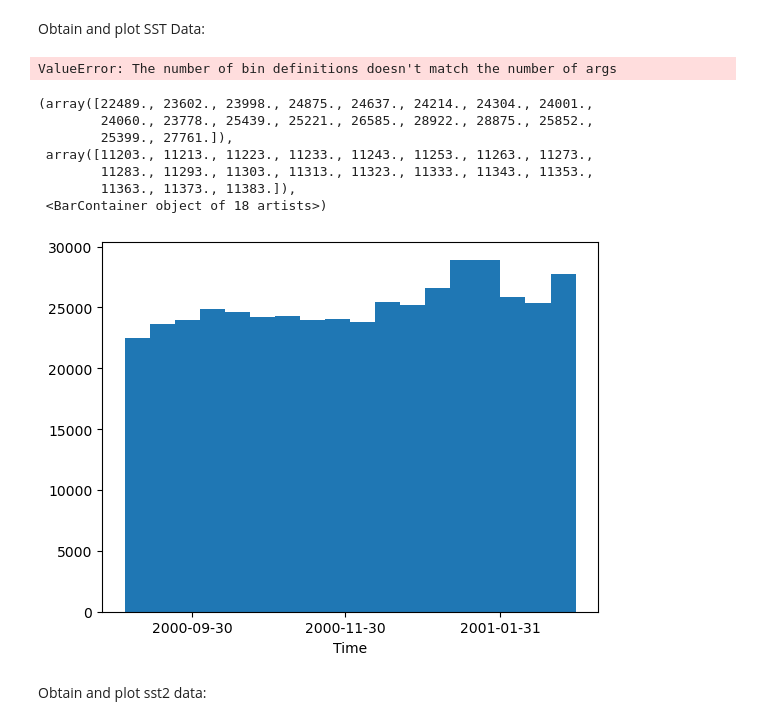
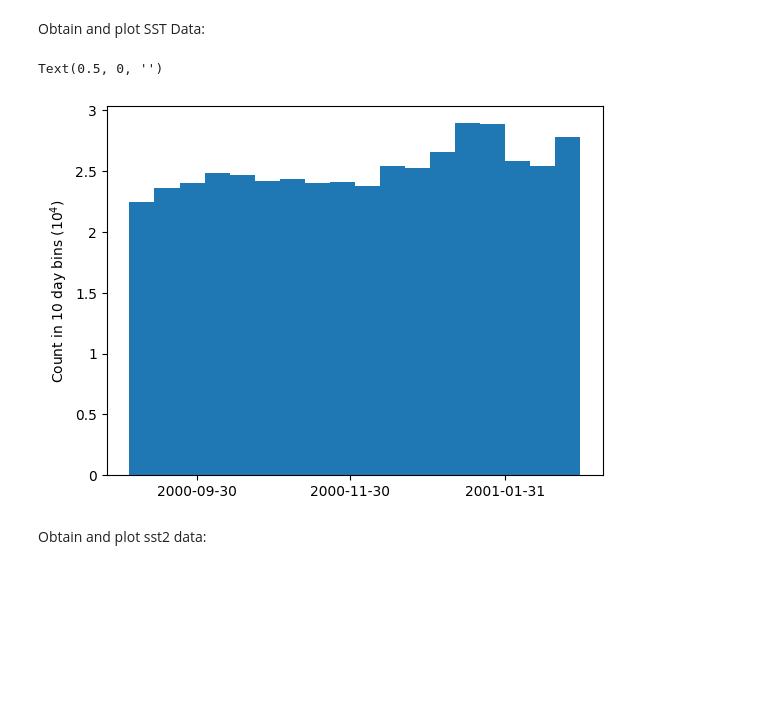
Before and after one commit to Eli8131/First_Project_SE, a Jupyter notebook: Histogram.ipynb, the cells around one changed output. Cells and saved outputs as stored; diff of their text form; code cells hidden in the pictures; blank space fills up the shorter version.

Commit message:
6 Month Histogram Final

```diff
--- a/Histogram.ipynb
+++ b/Histogram.ipynb
@@ -51,5 +49,5 @@ Data variables: (12/53)
 Obtain and plot SST Data:
 # %%
 bin1 = '2000-09-03'
-bin2 = '2000-10-03'
+bin2 = '2001-03-03'
 # %%
@@ -60,21 +57,17 @@ data_subset_sst = ds[['time']].where((ds.time > np.datetime64(bin1)) &
-# %%
-sst11 = histogram(data_subset_sst['time'], bins = pd.date_range(bin1, bin2, freq= "10D"))
-# %% [output]
-ValueError: The number of bin definitions doesn't match the number of args
 # %%
-
+fig = plt.figure()
+ax = fig.add_subplot()
 xticks = pd.date_range(bin1, bin2, freq= "2M")
 bins = pd.date_range(bin1, bin2, freq= "10D")  # 2 year bins
 data_subset_sst['time'].plot.hist(xticks = xticks, bins = bins)
+scale_y = 1e4
+ticks_y = ticker.FuncFormatter(lambda x, pos: '{0:g}'.format(x/scale_y)) # scale y-axis
+ax.yaxis.set_major_formatter(ticks_y)
+ax.set_ylabel("Count in 10 day bins (10$^4$)")
+ax.set_xlabel("")
 # %% [output]
-(array([22489., 23602., 23998., 24875., 24637., 24214., 24304., 24001.,
-        24060., 23778., 25439., 25221., 26585., 28922., 28875., 25852.,
-        25399., 27761.]),
- array([11203., 11213., 11223., 11233., 11243., 11253., 11263., 11273.,
-        11283., 11293., 11303., 11313., 11323., 11333., 11343., 11353.,
-        11363., 11373., 11383.]),
- <BarContainer object of 18 artists>)
+Text(0.5, 0, '')
-[figure, old version]
+[figure, new version]
 # %% [markdown]
 Obtain and plot sst2 data:
 # %%
```
Also changed, not shown: parts of 17 cells of this notebook.
